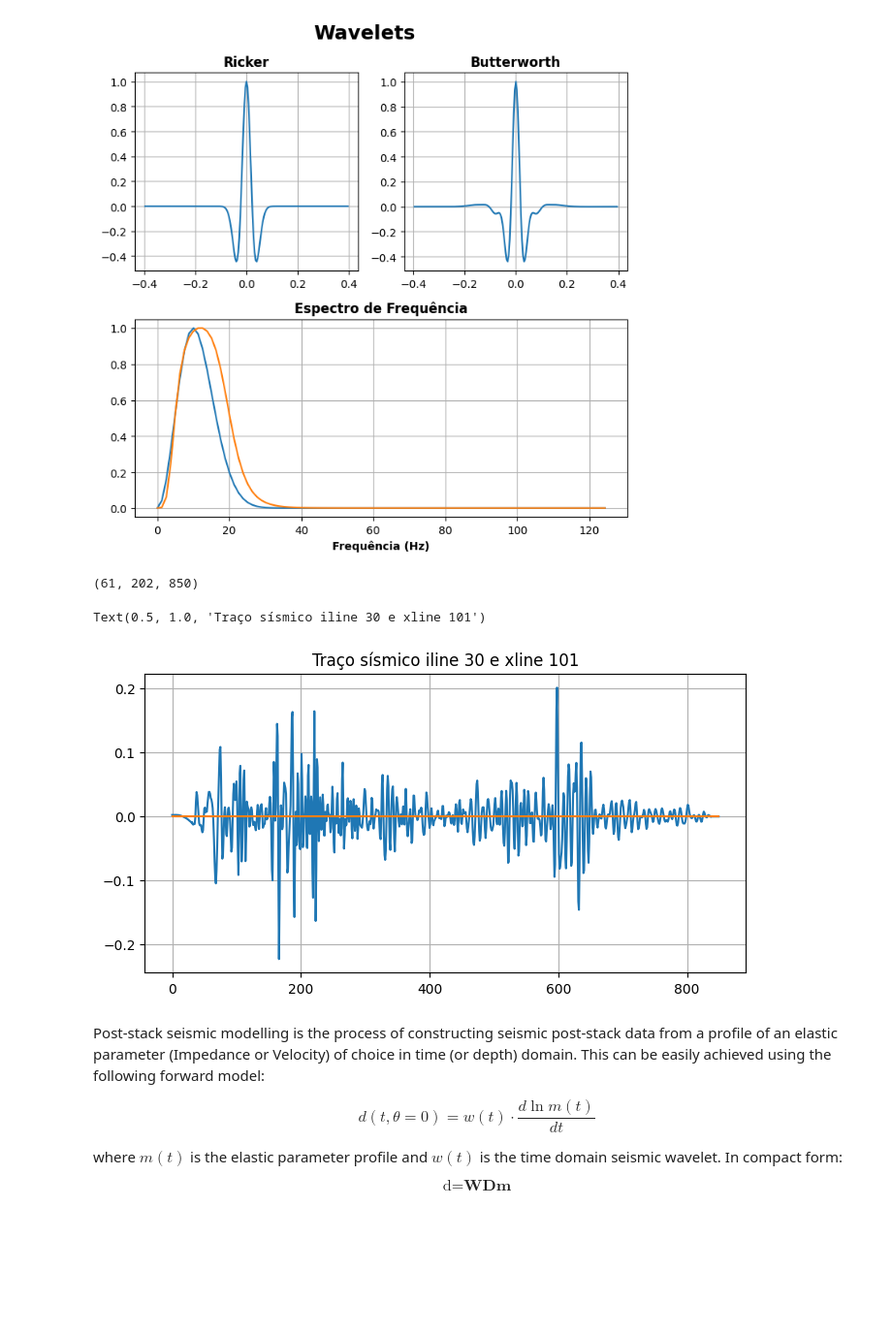
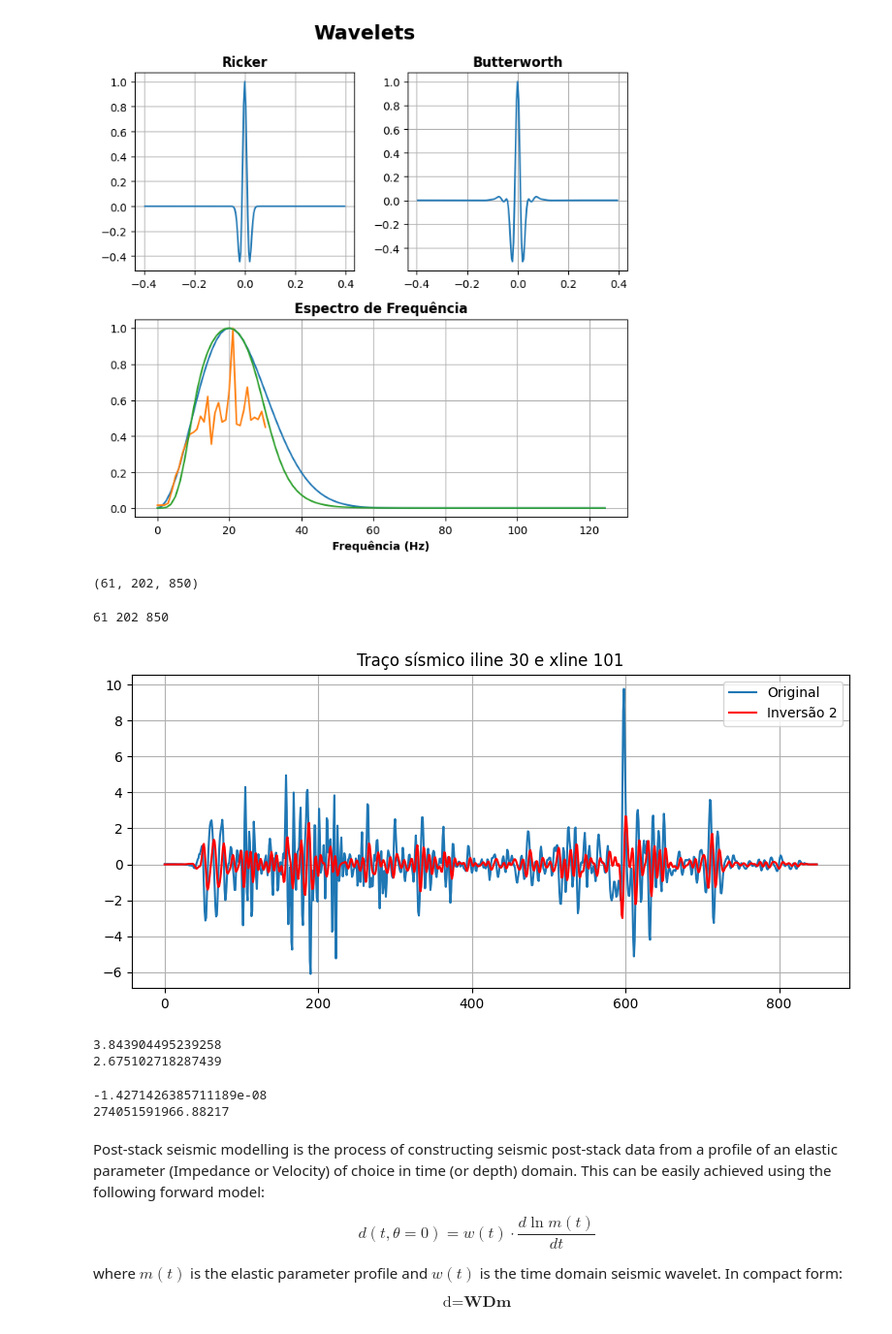
Before and after one commit to albano-a/InvertLab, a Jupyter notebook: normal_equations.ipynb, the cells around one changed output. Shown: that part at 97% size. Drawn from its saved outputs; the diff is of its cells as text; code cells hidden in the pictures; blank space fills up the shorter version.

```diff
--- a/normal_equations.ipynb
+++ b/normal_equations.ipynb
@@ -122,9 +150,9 @@ plt.show()
 # %%
 sample = 100
 dt = 4
-pkfq = 10
-highfq = 20
-lowfq = 5
+pkfq = 20
+highfq = 30
+lowfq = 10
 
 twlet, wlet, freqs, fft = hf.generate_ricker(peak_freq=pkfq, samples=sample, dt=dt)
 twlet_b, wlet_b, freqs_b, fft_b = hf.generate_butter(
@@ -150,6 +178,7 @@ plt.grid()
 plt.subplot2grid((2, 2), (1, 0), colspan=2)
 plt.tick_params(axis="both")
 plt.plot(freqs, fft, label="Ricker")
+plt.plot(wav_fft_final / np.max(wav_fft_final), label="Estimado")
 plt.title(
     "Espectro de Frequência", fontweight="bold"
 )
@@ -160,22 +189,68 @@ plt.grid()
 plt.tight_layout()
 plt.show()
 # %% [output]
-[figure, old version]
+[figure, new version]
 # %%
 np.shape(d)
 # %% [output]
 (61, 202, 850)
+# %%
+nx, ny, nz = d.shape
+print(nx, ny, nz)
+# %% [output]
+61 202 850
+# %%
+d_inv2_ppop = pylops.avo.poststack.PoststackLinearModelling(
+    wlet / 2, nt0=nz, spatdims=1, explicit=True
+)
+# %%
+inv_d = np.zeros_like(d)
+
+for ix, iy in tqdm(np.ndindex(nx, ny), desc="Processing traces"):
+    d_inv2 = (
+        pylops.optimization.leastsquares.normal_equations_inversion(
+            Op=d_inv2_ppop,
+            y=d[ix, iy, :],
+            Regs=[pylops.Identity(nz)],
+            epsI=0.1,
+            # x0=impedance_trace,
+            engine="scipy",
+            **dict(maxiter=1000)
+        )[0]
+    )
+    inv_d[ix, iy, :] = d_inv2.reshape(nz)
+
+# inv_d = inv_d / np.max(inv_d)
 # %%
-d_inv = pylops.avo.poststack.PoststackInversion(d, wav=twlet, explicit=True)[0]
+# d_inv = pylops.avo.poststack.PoststackInversion(d, wav=wlet, explicit=True)[0]
 
 plt.figure(figsize=(8,4))
-plt.plot(d[30, 101, :])
-plt.plot(d_inv[30, 101, :])
+plt.plot(d[30, 101, :], label="Original")
+# plt.plot(d_inv[30, 101, :], label="Inversão 1")
+plt.plot(inv_d[30, 101, :], color="red", label="Inversão 2")
 plt.grid()
 plt.title("Traço sísmico iline 30 e xline 101")
+plt.legend(loc="upper right")
+
+plt.tight_layout()
+plt.show()
 # %% [output]
-Text(0.5, 1.0, 'Traço sísmico iline 30 e xline 101')
-[figure, old version]
+[figure, new version]
+# %%
+print(d[30, 101, :][600])
+print(inv_d[30, 101, :][600])
+# %% [output]
+3.843904495239258
+2.675102718287439
+# %%
+correlation_coefficient = pearson(d[30, 101, :].flatten(), inv_d[30, 101, :].flatten())[0]
+print(correlation_coefficient)
+
+MAPE_calc = MAPE(d[30, 101, :], inv_d[30, 101, :])
+print(MAPE_calc)
+# %% [output]
+-1.4271426385711189e-08
+274051591966.88217
 # %% [markdown]
 Post-stack seismic modelling is the process of constructing seismic post-stack data from a profile of an elastic parameter (Impedance or Velocity) of choice in time (or depth) domain. This can be easily achieved using the following forward model:
 
```
Also changed, not shown: parts of 6 cells of this notebook.
